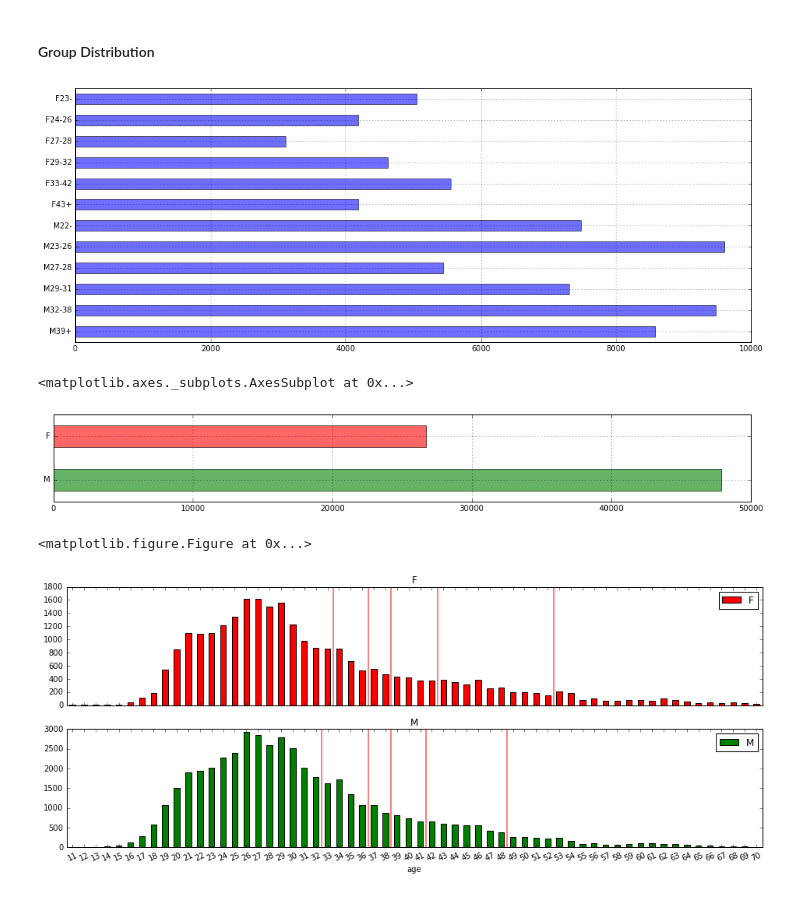
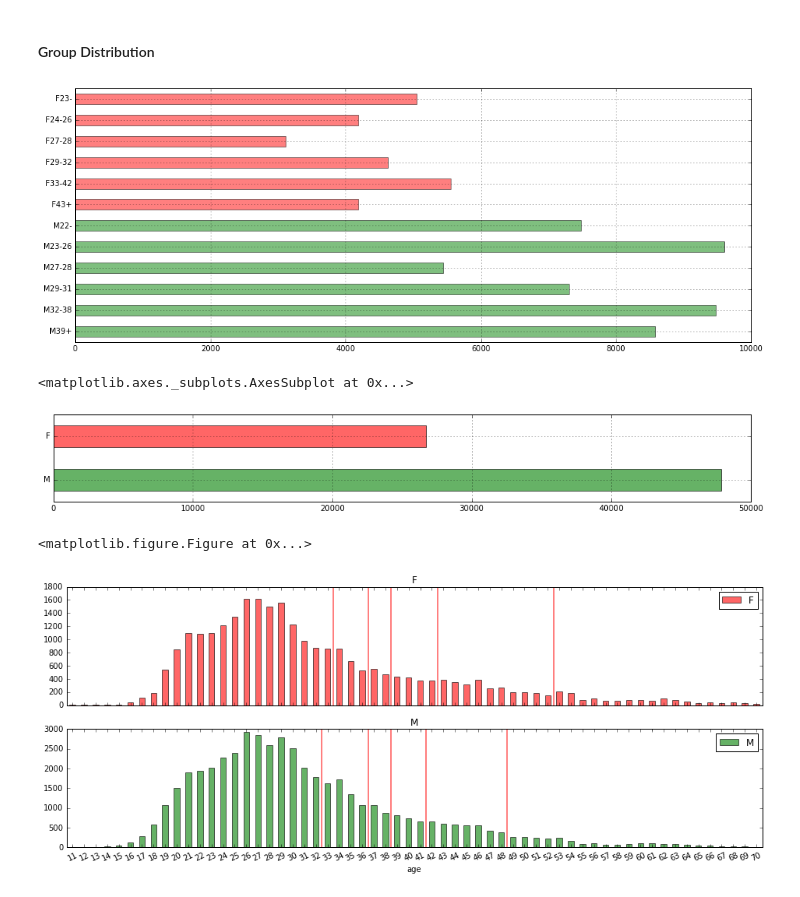
Before and after one commit to liaison/TalkingData, a Jupyter notebook: scripts/talking_data.ipynb, the cells around one changed output. Saved outputs shown, nothing was run; the diff lists cells and outputs as text; code cells hidden in the pictures.

Commit message:
color the graph.

```diff
--- a/scripts/talking_data.ipynb
+++ b/scripts/talking_data.ipynb
@@ -40,15 +40,15 @@ len(df_gender_age_train)
 # %%
 gender_age_group = df_gender_age_train.group.value_counts().sort_index(ascending=False)
 
-def plot_horizontal_bar(data):
-    ''' plot the data in horizontal bars. '''
-    plt.figure()
-    data.plot(kind='barh',color='b', alpha=0.57, grid=True, figsize=(16, 6))
-    plt.show()
+color_array = ['g' for i in np.arange(6)] + ['r' for i in np.arange(6)]
 
-plot_horizontal_bar(gender_age_group)
+''' plot the data in horizontal bars. '''
+plt.figure()
+gender_age_group.plot(kind='barh', color=color_array,
+                      alpha=0.5, grid=True, figsize=(16, 6))
+plt.show()
 # %% [output]
-[figure, old version]
+[figure, new version]
 # %%
 df_gender_age_train.gender.value_counts().plot(kind='barh',
     color=['g', 'r'], alpha=0.6, grid=True, figsize=(16, 2)
@@ -70,13 +70,14 @@ plt.figure()
 ax1, ax2 = gender_age_dist.iloc[10:70].plot(kind='bar',
                                 figsize=(16,6),
                                 subplots=True,
-                                color=['r', 'g'])
+                                color=['r', 'g'], alpha=0.6)
 # xlabels = ['%i' % i for i in age_range]
 ax2.set_xticklabels(ax2.get_xticklabels(), rotation=25)
 
+# plot separated lines in the subplots
 ax1.vlines(np.array([23,26,28,32,42])-0.5,0,1800,alpha=0.5,linewidth=2,color='r')
 ax2.vlines(np.array([22,26,28,31,38])-0.5,0,3000,alpha=0.5,linewidth=2,color='r')
 plt.show()
 # %% [output]
 <matplotlib.figure.Figure at 0x...>
-[figure, old version]
+[figure, new version]
```
